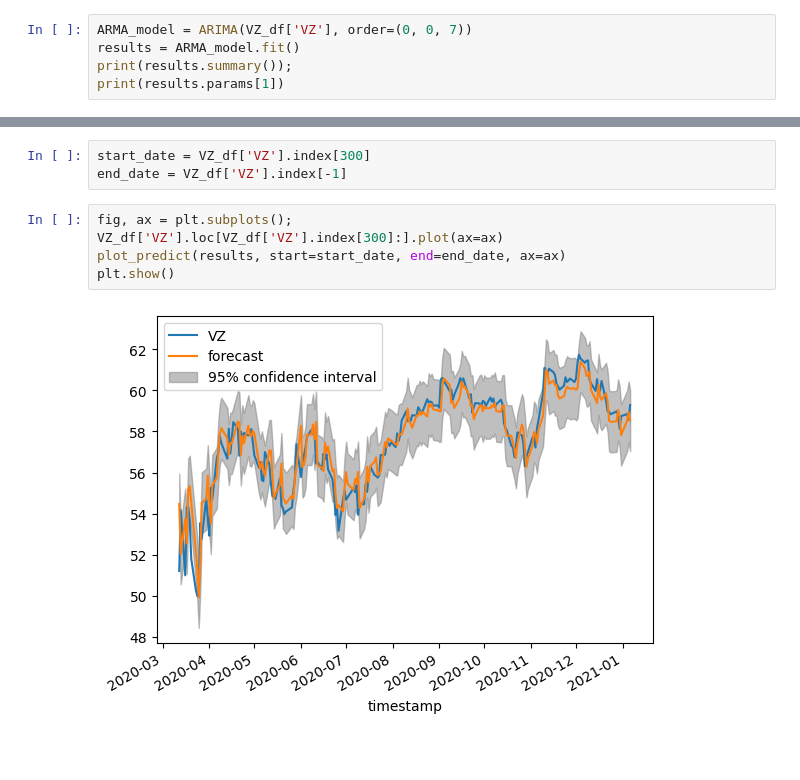
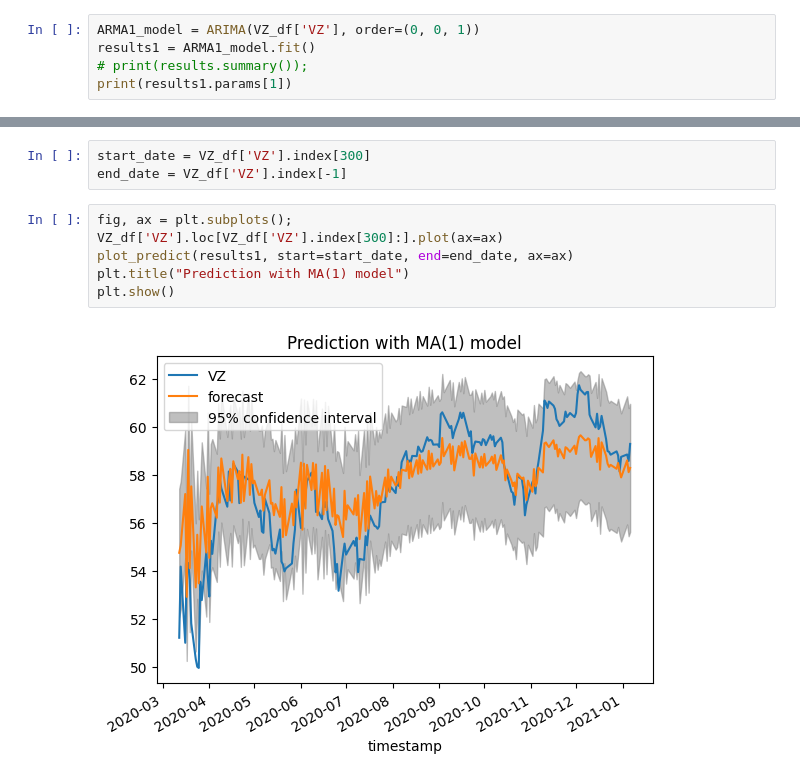
Before and after one commit to pallabee/Time-Series-for-Stock-Price-Prediction, a Jupyter notebook: modelling/traditional models/moving_average.ipynb, the cells around one changed output, grey strips where cells are left out. Saved outputs shown, nothing was run; the diff lists cells and outputs as text; blank space fills up the shorter version.

```diff
--- a/modelling/traditional models/moving_average.ipynb
+++ b/modelling/traditional models/moving_average.ipynb
@@ -48,8 +40,8 @@ plt.title("Plot of a simple moving average");
 # %% [markdown]
 ### Moving Average (MA) model
 # %%
-ARMA_model = ARIMA(VZ_df['VZ'], order=(0, 0, 7))
-results = ARMA_model.fit()
-print(results.summary());
-print(results.params[1])
+ARMA1_model = ARIMA(VZ_df['VZ'], order=(0, 0, 1))
+results1 = ARMA1_model.fit()
+# print(results.summary());
+print(results1.params[1])
 # %% [output]
@@ -78,7 +66,8 @@ end_date = VZ_df['VZ'].index[-1]
 # %%
 fig, ax = plt.subplots();
 VZ_df['VZ'].loc[VZ_df['VZ'].index[300]:].plot(ax=ax)
-plot_predict(results, start=start_date, end=end_date, ax=ax)
+plot_predict(results1, start=start_date, end=end_date, ax=ax)
+plt.title("Prediction with MA(1) model")
 plt.show()
 # %% [output]
-[figure, old version]
+[figure, new version]
```
Also changed, not shown: parts of 11 cells of this notebook.
